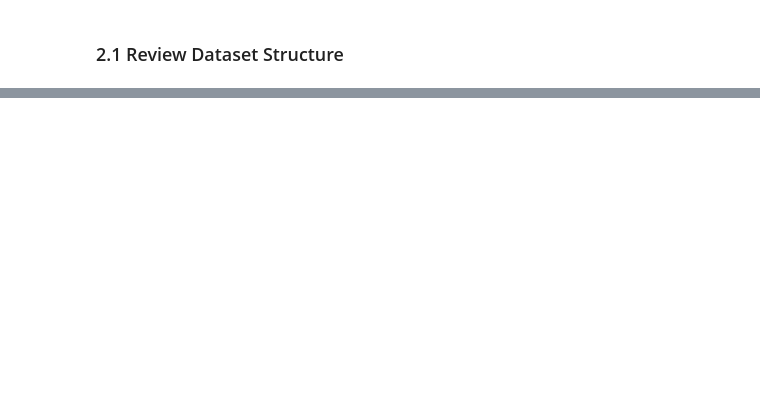
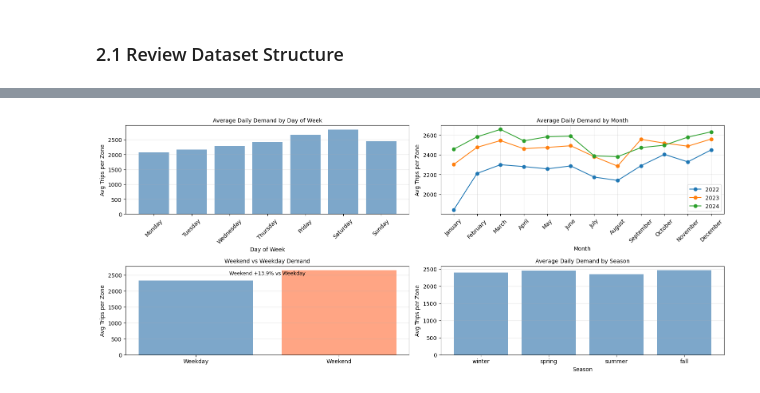
Before and after one commit to KRFlowers/nyc-fhv-rideshare-forecasting, a Jupyter notebook: notebooks/02_exploratory_analysis.ipynb, the cells around one changed output, grey strips where cells are left out. Cells and saved outputs as stored; diff of their text form; code cells hidden in the pictures; blank space fills up the shorter version.

```diff
--- a/notebooks/02_exploratory_analysis.ipynb
+++ b/notebooks/02_exploratory_analysis.ipynb
@@ -898,0 +329,16 @@ Proceed to **03_demand_forecasting.ipynb** to build and evaluate forecasting mod
+# %%
+# Calculate average daily trips by day of week
+dow_avg = zone_daily.groupby(['day_of_week', 'day_name'])['daily_trips'].mean().reset_index()
+dow_avg = dow_avg.sort_values('day_of_week')  # Already in correct order
+
+# Add month_name if not present
+if 'month_name' not in zone_daily.columns:
+    zone_daily['month_name'] = zone_daily['date'].dt.month_name()
+
+# Calculate average by year and month, keep month number for sorting
+monthly_by_year = zone_daily.groupby(['year', 'month', 'month_name'])['daily_trips'].mean().reset_index()
+monthly_by_year = monthly_by_year.sort_values(['year', 'month'])
+
+
+print("Seasonal aggregations calculated")
+monthly_by_year.head()
@@ -898,0 +353,50 @@ Proceed to **03_demand_forecasting.ipynb** to build and evaluate forecasting mod
+# %%
+# Visualize global patterns at multiple time scales
+fig = plt.figure(figsize=(16, 10))
+
+# Day-of-week patterns
+ax2 = fig.add_subplot(3, 2, 3)
+ax2.bar(dow_avg['day_name'], dow_avg['daily_trips'], color='steelblue', alpha=0.7)
+ax2.set_title('Average Daily Demand by Day of Week', fontsize=10)
+ax2.set_xlabel('Day of Week')
+ax2.set_ylabel('Avg Trips per Zone')
+ax2.tick_params(axis='x', rotation=45)
+ax2.grid(True, alpha=0.3, axis='y')
+
+# Monthly patterns
+ax3 = fig.add_subplot(3, 2, 4)
+for year in [2022, 2023, 2024]:
+    data = monthly_by_year[monthly_by_year['year'] == year]
+    ax3.plot(data['month_name'], data['daily_trips'], marker='o', label=str(year))
+ax3.set_title('Average Daily Demand by Month', fontsize=10)
+ax3.set_xlabel('Month')
+ax3.set_ylabel('Avg Trips per Zone')
+ax3.tick_params(axis='x', rotation=45)
+ax3.legend()
+ax3.grid(True, alpha=0.3)
+
+# Weekend vs Weekday
+ax4 = fig.add_subplot(3, 2, 5)
+weekend_avg = zone_daily[zone_daily['is_weekend']]['daily_trips'].mean()
+weekday_avg = zone_daily[~zone_daily['is_weekend']]['daily_trips'].mean()
+ax4.bar(['Weekday', 'Weekend'], [weekday_avg, weekend_avg], color=['steelblue', 'coral'], alpha=0.7)
+ax4.set_title('Weekend vs Weekday Demand', fontsize=10)
+ax4.set_ylabel('Avg Trips per Zone')
+ax4.grid(True, alpha=0.3, axis='y')
+pct_diff = ((weekend_avg - weekday_avg) / weekday_avg * 100)
+ax4.text(0.5, 0.95, f'Weekend {pct_diff:+.1f}% vs Weekday',
+         transform=ax4.transAxes, ha='center', va='top', fontsize=9)
+
+# Seasonal patterns
+ax5 = fig.add_subplot(3, 2, 6)
+season_avg = zone_daily.groupby('season')['daily_trips'].mean().reindex(['winter', 'spring', 'summer', 'fall'])
+ax5.bar(season_avg.index, season_avg.values, color='steelblue', alpha=0.7)
+ax5.set_title('Average Daily Demand by Season', fontsize=10)
+ax5.set_xlabel('Season')
+ax5.set_ylabel('Avg Trips per Zone')
+ax5.grid(True, alpha=0.3, axis='y')
+
+plt.tight_layout()
+plt.show()
+# %% [output]
+[figure, added]
```
Also changed, not shown: parts of 119 cells of this notebook, 6 other files.
